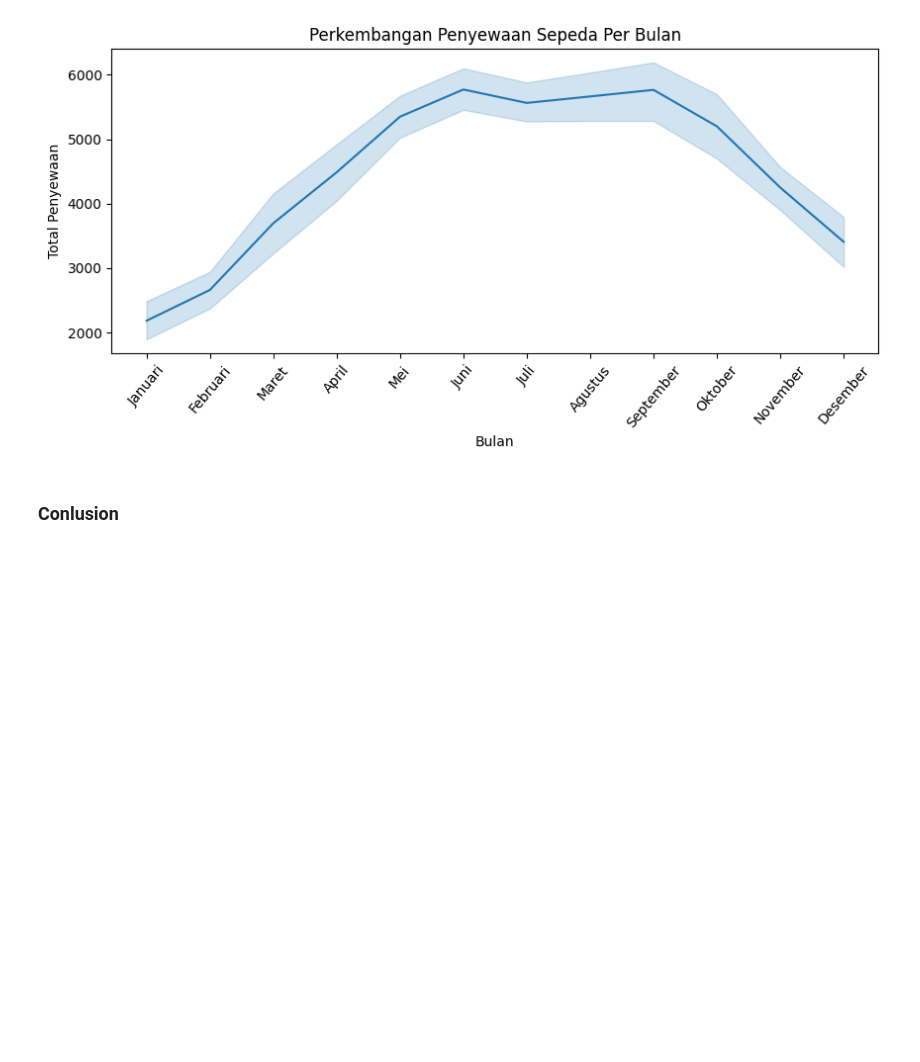
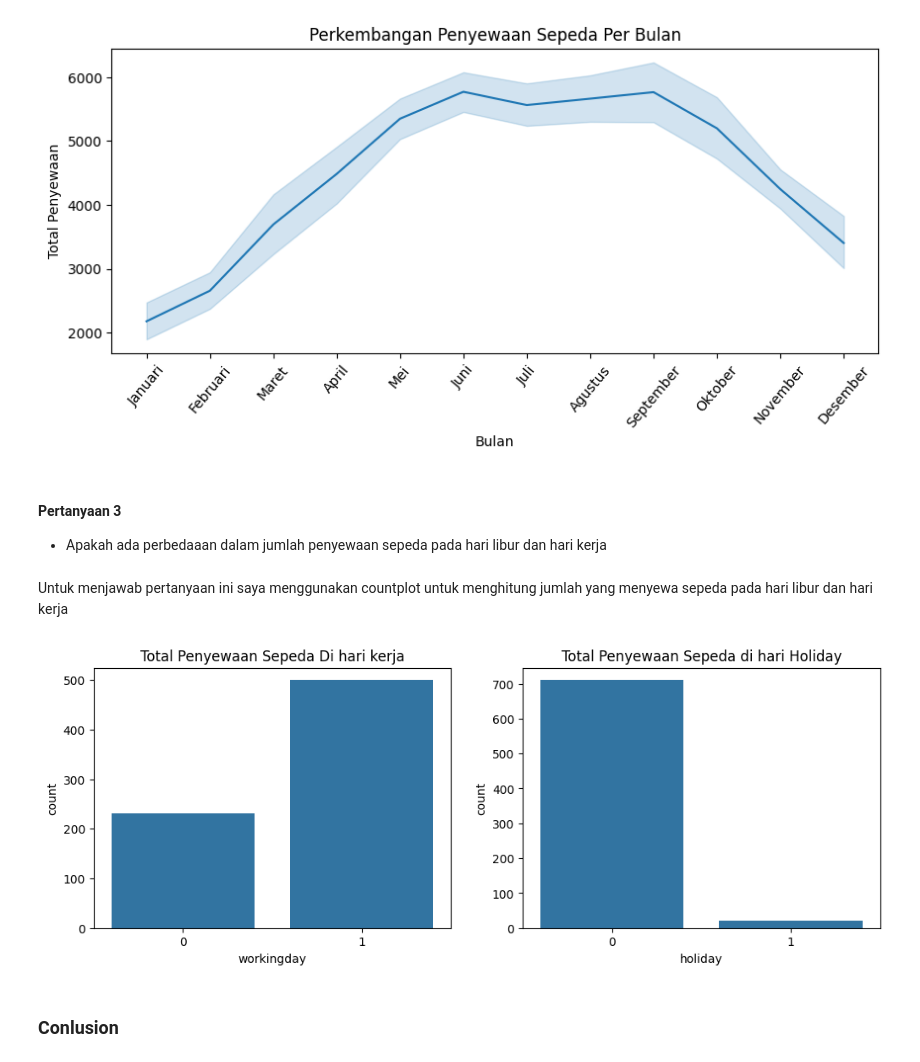
Before and after one commit to hanifsyabani/submission_analisis_data, a Jupyter notebook: data.ipynb, the cells around one changed output. Drawn from its saved outputs; the diff is of its cells as text; code cells hidden in the pictures; blank space fills up the shorter version.

```diff
--- a/data.ipynb
+++ b/data.ipynb
@@ -172,6 +176,25 @@ plt.ylabel('Total Penyewaan')
 plt.show()
 # %% [output]
 [figure]
+# %% [markdown]
+#### Pertanyaan 3
+- Apakah ada perbedaaan dalam jumlah penyewaan sepeda pada hari libur dan hari kerja
+# %% [markdown]
+Untuk menjawab pertanyaan ini saya menggunakan countplot untuk menghitung jumlah yang menyewa sepeda pada hari libur dan hari kerja
+# %%
+plt.figure(figsize=(12,4), dpi=100)
+plt.subplot(1,2,1)
+sns.countplot(data=day_data, x='workingday')
+plt.title('Total Penyewaan Sepeda Di hari kerja')
+
+
+plt.subplot(1,2,2)
+sns.countplot(data=day_data, x='holiday')
+plt.title('Total Penyewaan Sepeda di hari Holiday')
+
+plt.show()
+# %% [output]
+[figure, added]
 # %% [markdown]
 ### Conlusion
 # %% [markdown]
```
Also changed, not shown: parts of 12 cells of this notebook, 3 other files.
